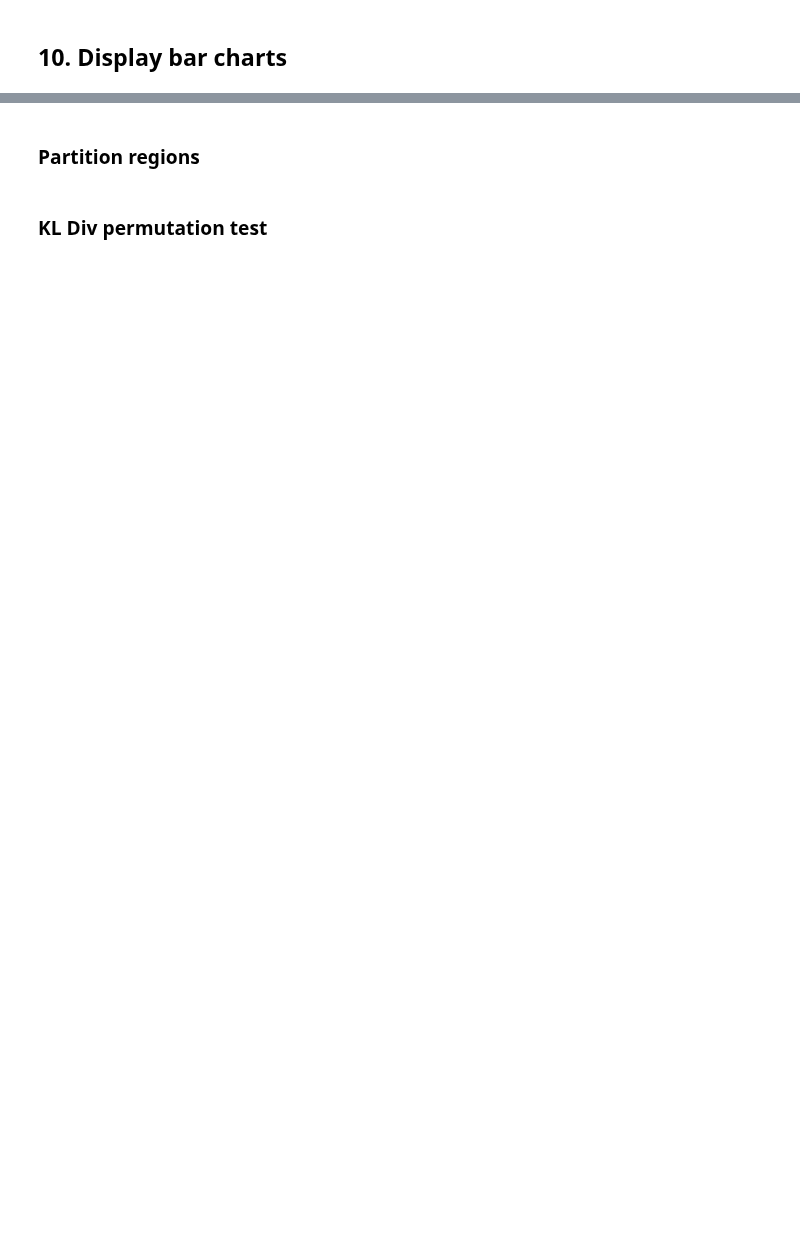
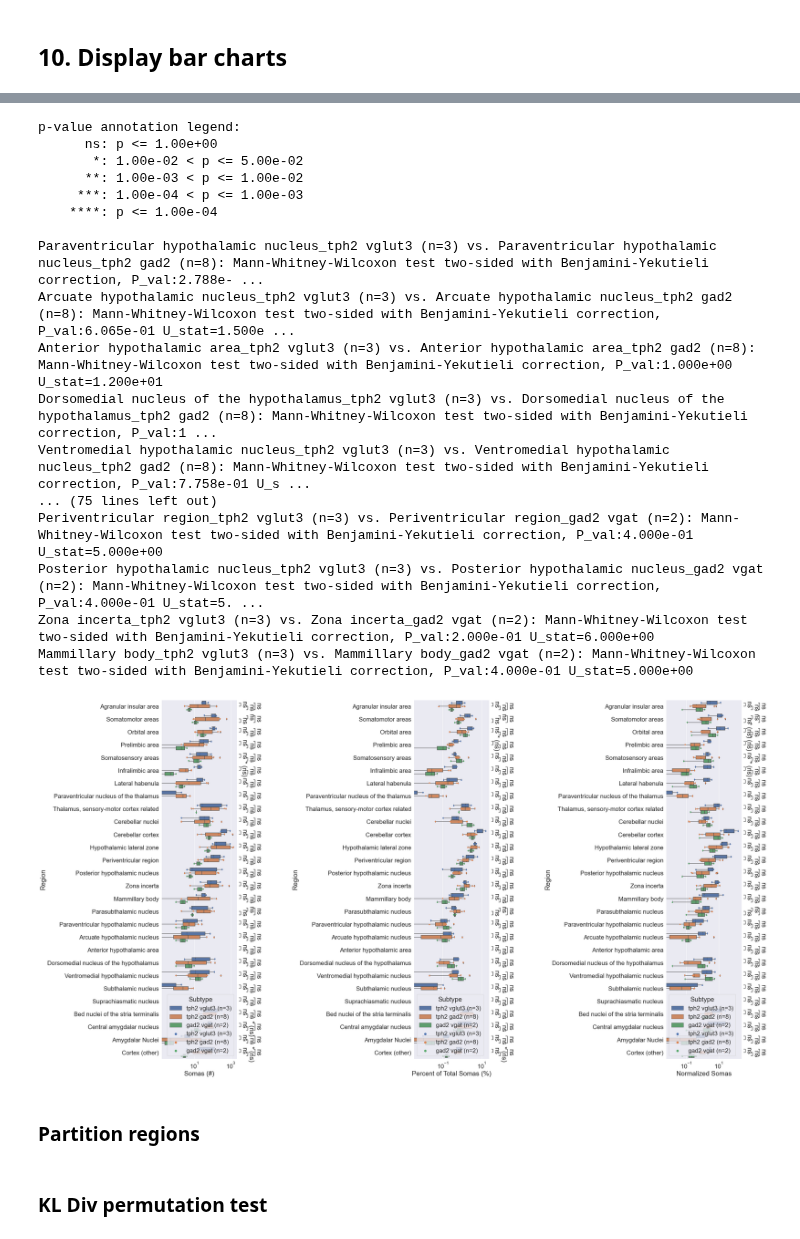
Before and after one commit to neurodata/brainlit, a Jupyter notebook: experiments/BrainLine/soma_analysis.ipynb, the cells around one changed output, grey strips where cells are left out. Saved outputs shown, nothing was run; the diff lists cells and outputs as text; code cells hidden in the pictures; blank space fills up the shorter version.

```diff
--- a/experiments/BrainLine/soma_analysis.ipynb
+++ b/experiments/BrainLine/soma_analysis.ipynb
@@ -400,3 +498,4 @@ composite_regions = {
 }  # Custom composite allen regions where key is region name and value is list of allen regions
 # %%
-sd.region_barchart(regions, composite_regions=composite_regions, normalize_region=872)
+sd.region_barchart(regions_fine, composite_regions=composite_regions, normalize_region=872)
+# %% [output]
@@ -403,3 +553,21 @@ sd.region_barchart(regions, composite_regions=composite_regions, normalize_regio
+p-value annotation legend:
+      ns: p <= 1.00e+00
+       *: 1.00e-02 < p <= 5.00e-02
+      **: 1.00e-03 < p <= 1.00e-02
+     ***: 1.00e-04 < p <= 1.00e-03
+    ****: p <= 1.00e-04
+
+Paraventricular hypothalamic nucleus_tph2 vglut3 (n=3) vs. Paraventricular hypothalamic nucleus_tph2 gad2 (n=8): Mann-Whitney-Wilcoxon test two-sided with Benjamini-Yekutieli correction, P_val:2.788e- ...
+Arcuate hypothalamic nucleus_tph2 vglut3 (n=3) vs. Arcuate hypothalamic nucleus_tph2 gad2 (n=8): Mann-Whitney-Wilcoxon test two-sided with Benjamini-Yekutieli correction, P_val:6.065e-01 U_stat=1.500e ...
+Anterior hypothalamic area_tph2 vglut3 (n=3) vs. Anterior hypothalamic area_tph2 gad2 (n=8): Mann-Whitney-Wilcoxon test two-sided with Benjamini-Yekutieli correction, P_val:1.000e+00 U_stat=1.200e+01
+Dorsomedial nucleus of the hypothalamus_tph2 vglut3 (n=3) vs. Dorsomedial nucleus of the hypothalamus_tph2 gad2 (n=8): Mann-Whitney-Wilcoxon test two-sided with Benjamini-Yekutieli correction, P_val:1 ...
+Ventromedial hypothalamic nucleus_tph2 vglut3 (n=3) vs. Ventromedial hypothalamic nucleus_tph2 gad2 (n=8): Mann-Whitney-Wilcoxon test two-sided with Benjamini-Yekutieli correction, P_val:7.758e-01 U_s ...
+... (75 lines left out)
+Periventricular region_tph2 vglut3 (n=3) vs. Periventricular region_gad2 vgat (n=2): Mann-Whitney-Wilcoxon test two-sided with Benjamini-Yekutieli correction, P_val:4.000e-01 U_stat=5.000e+00
+Posterior hypothalamic nucleus_tph2 vglut3 (n=3) vs. Posterior hypothalamic nucleus_gad2 vgat (n=2): Mann-Whitney-Wilcoxon test two-sided with Benjamini-Yekutieli correction, P_val:4.000e-01 U_stat=5. ...
+Zona incerta_tph2 vglut3 (n=3) vs. Zona incerta_gad2 vgat (n=2): Mann-Whitney-Wilcoxon test two-sided with Benjamini-Yekutieli correction, P_val:2.000e-01 U_stat=6.000e+00
+Mammillary body_tph2 vglut3 (n=3) vs. Mammillary body_gad2 vgat (n=2): Mann-Whitney-Wilcoxon test two-sided with Benjamini-Yekutieli correction, P_val:4.000e-01 U_stat=5.000e+00
+[figure, added]
 # %% [markdown]
 ### Partition regions
 # %%
```
Also changed, not shown: parts of 14 cells of this notebook, 3 other files.
